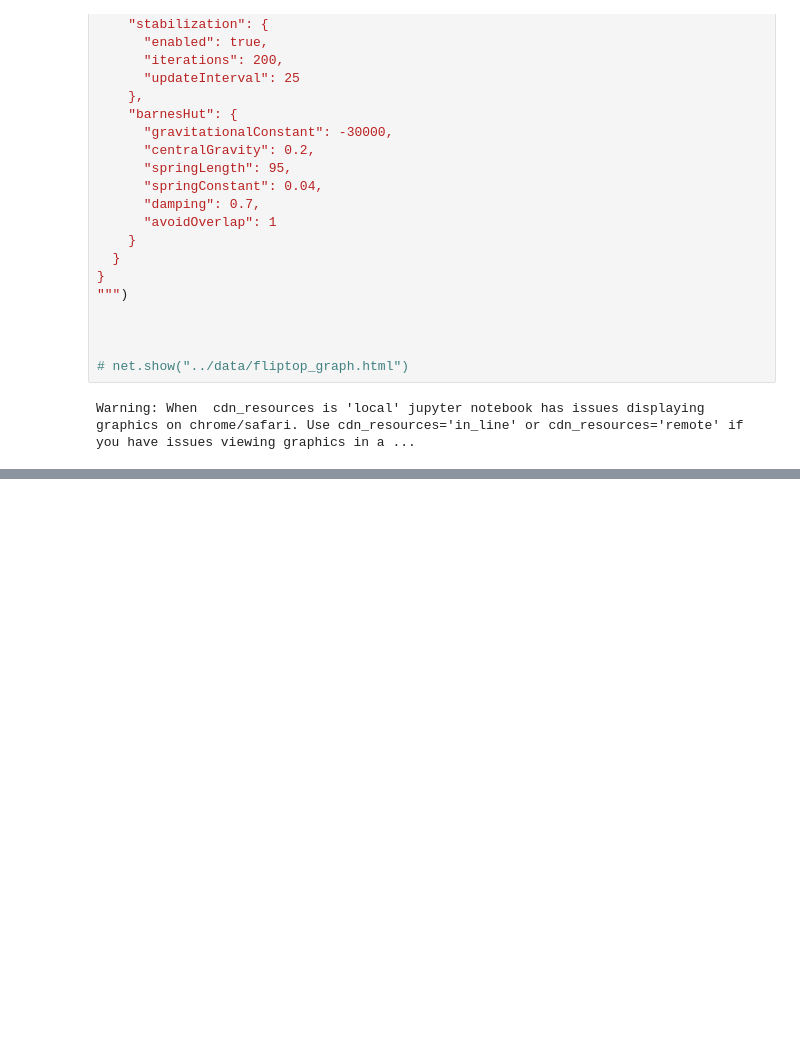
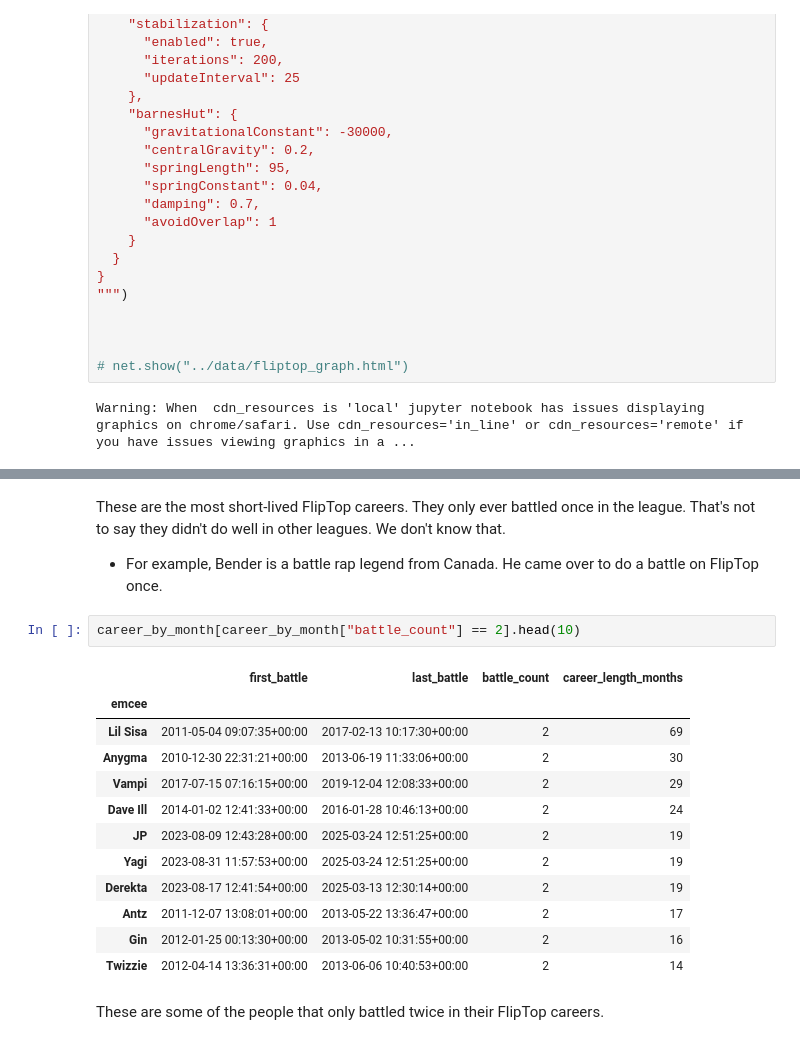
Before and after one commit to russluber/fliptop-analysis, a Jupyter notebook: notebooks/eda.ipynb, the cells around one changed output, grey strips where cells are left out. Cells and saved outputs as stored; diff of their text form; blank space fills up the shorter version.

```diff
--- a/notebooks/eda.ipynb
+++ b/notebooks/eda.ipynb
@@ -1026,0 +1191,20 @@ with_matches[["matchup", "emcee1", "emcee2"]]
+# %% [markdown]
+These are the most short-lived FlipTop careers. They only ever battled once in the league. That's not to say they didn't do well in other leagues. We don't know that.
+- For example, Bender is a battle rap legend from Canada. He came over to do a battle on FlipTop once.
+# %%
+career_by_month[career_by_month["battle_count"] == 2].head(10)
+# %% [output]
+|  | first_battle | last_battle | battle_count | career_length_months |
+| emcee |  |  |  |  |
+| Lil Sisa | 2011-05-04 09:07:35+00:00 | 2017-02-13 10:17:30+00:00 | 2 | 69 |
+| Anygma | 2010-12-30 22:31:21+00:00 | 2013-06-19 11:33:06+00:00 | 2 | 30 |
+| Vampi | 2017-07-15 07:16:15+00:00 | 2019-12-04 12:08:33+00:00 | 2 | 29 |
+| Dave Ill | 2014-01-02 12:41:33+00:00 | 2016-01-28 10:46:13+00:00 | 2 | 24 |
+| JP | 2023-08-09 12:43:28+00:00 | 2025-03-24 12:51:25+00:00 | 2 | 19 |
+| Yagi | 2023-08-31 11:57:53+00:00 | 2025-03-24 12:51:25+00:00 | 2 | 19 |
+| Derekta | 2023-08-17 12:41:54+00:00 | 2025-03-13 12:30:14+00:00 | 2 | 19 |
+| Antz | 2011-12-07 13:08:01+00:00 | 2013-05-22 13:36:47+00:00 | 2 | 17 |
+| Gin | 2012-01-25 00:13:30+00:00 | 2013-05-02 10:31:55+00:00 | 2 | 16 |
+| Twizzie | 2012-04-14 13:36:31+00:00 | 2013-06-06 10:40:53+00:00 | 2 | 14 |
+# %% [markdown]
+These are some of the people that only battled twice in their FlipTop careers.
```
Also changed, not shown: parts of 22 cells of this notebook.
